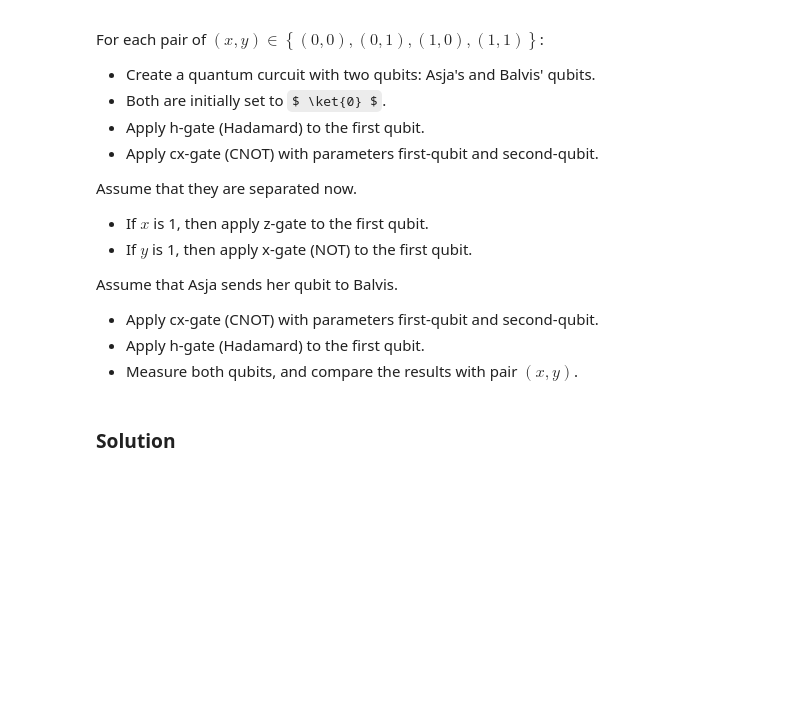
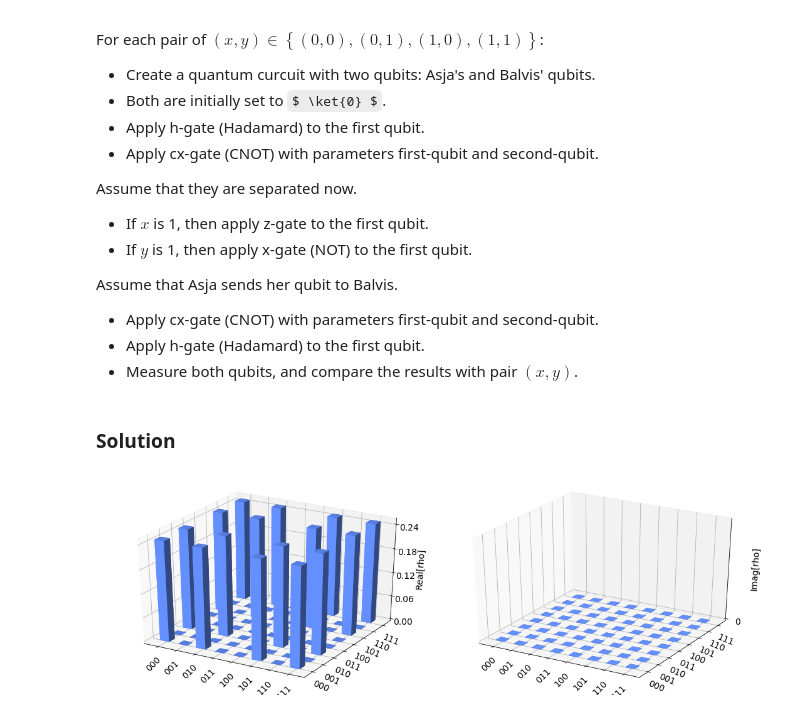
Before and after one commit to ozlemsalehi/bronze, a Jupyter notebook: bronze/B50_Superdense_Coding_Solutions.ipynb, the cells around one changed output. Cells and saved outputs as stored; diff of their text form; code cells hidden in the pictures; some formulas as TeX source; blank space fills up the shorter version.

```diff
--- a/bronze/B50_Superdense_Coding_Solutions.ipynb
+++ b/bronze/B50_Superdense_Coding_Solutions.ipynb
@@ -117,3 +117,29 @@ for pair in all_pairs:
         for i in outcome:
             reverse_outcome = i + reverse_outcome
         print("(a,b) is",pair,": ",reverse_outcome,"is observed",counts[outcome],"times")
+# %%
+# import all necessary objects and methods for quantum circuits
+from qiskit import QuantumRegister, ClassicalRegister, QuantumCircuit, execute, Aer
+backend = Aer.get_backend('statevector_simulator')
+
+# create a quantum curcuit with two qubits: Asja's and Balvis' qubits.
+    # both are initially set to |0>.
+qreg = QuantumRegister(3) # quantum register with 2 qubits
+creg = ClassicalRegister(3) # classical register with 2 bits
+mycircuit = QuantumCircuit(qreg,creg) # quantum circuit with quantum and classical registers
+
+    # apply h-gate (Hadamard) to the first qubit.
+mycircuit.h(qreg[0])
+mycircuit.h(qreg[1])
+    # apply cx-gate (CNOT) with parameters first-qubit and second-qubit.
+mycircuit.cx(qreg[0],qreg[1])
+mycircuit.cx(qreg[0],qreg[2])
+
+job = execute(mycircuit, backend)
+result = job.result()
+outputstate = result.get_statevector(mycircuit, decimals=3)
+
+from qiskit.visualization import plot_state_city
+plot_state_city(outputstate)
+# %% [output]
+[figure, added]
```
Also changed, not shown: 1 other file.
